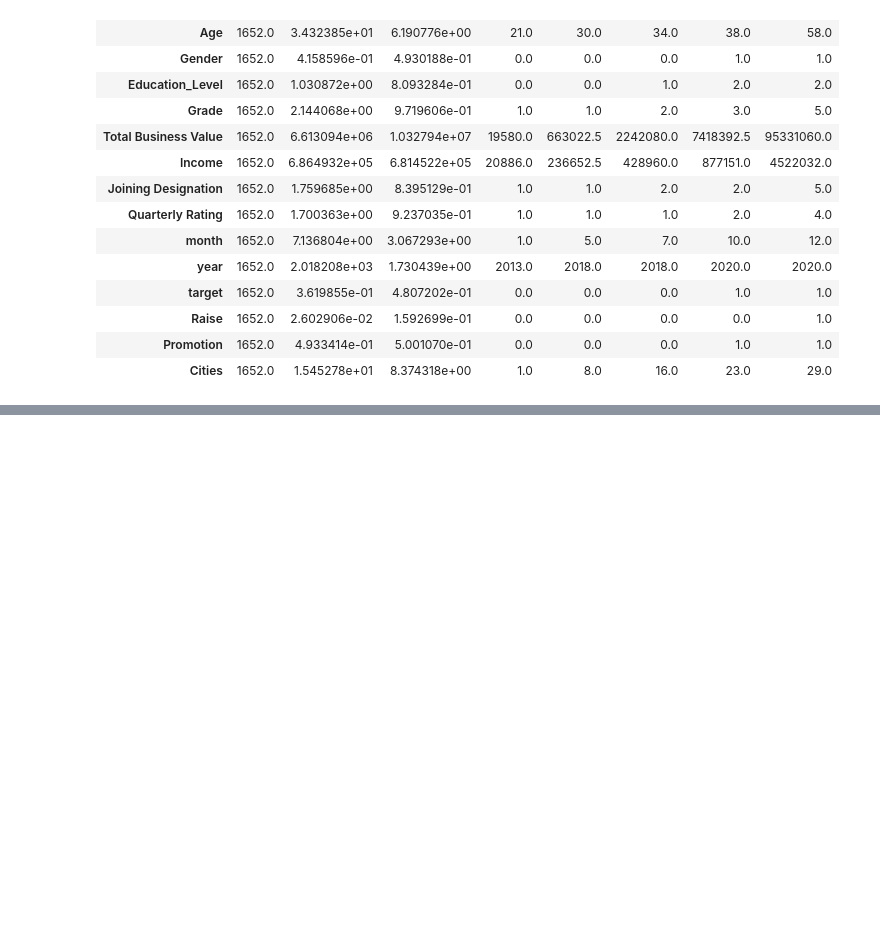
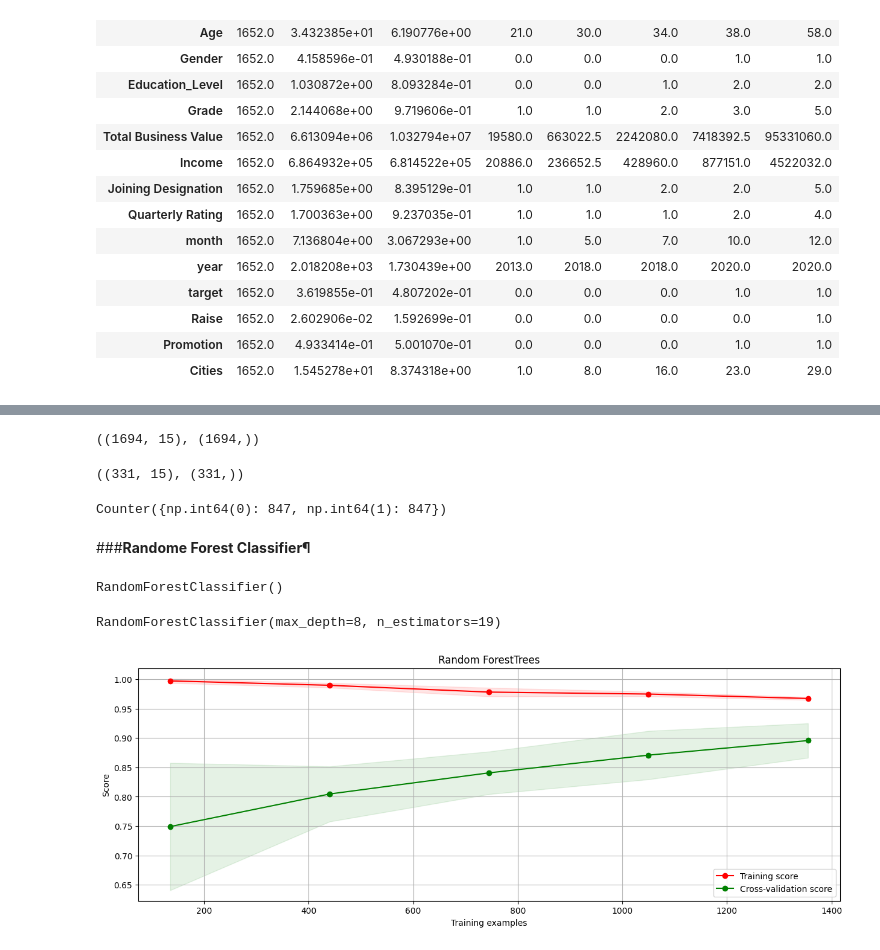
Before and after one commit to sr606/Machine_Learning_CaseStudies, a Jupyter notebook: OLA_Ensemble_Learning.ipynb, the cells around one changed output, grey strips where cells are left out. Saved outputs shown, nothing was run; the diff lists cells and outputs as text; code cells hidden in the pictures; blank space fills up the shorter version.

```diff
--- a/OLA_Ensemble_Learning.ipynb
+++ b/OLA_Ensemble_Learning.ipynb
@@ -829,0 +1063,34 @@ ola1.describe().T
+# %%
+smot = SMOTE(random_state=42)
+X_train_smot,y_train_smot = smot.fit_resample(X_train,y_train.ravel())
+# %%
+X_train_smot.shape,y_train_smot.shape
+# %% [output]
+((1694, 15), (1694,))
+# %%
+X_test.shape,y_test.shape
+# %% [output]
+((331, 15), (331,))
+# %%
+from collections import Counter
+c = Counter(y_train_smot)
+print(c)
+# %% [output]
+Counter({np.int64(0): 847, np.int64(1): 847})
+# %% [markdown]
+###**Randome Forest Classifier¶**
+# %%
+clf = RandomForestClassifier()
+clf.fit(X_train_smot,y_train_smot)
+# %% [output]
+RandomForestClassifier()
+# %%
+clf = RandomForestClassifier(criterion='gini',max_depth=8,
+                           max_features='sqrt',n_estimators= 19)
+clf.fit(X_train_smot,y_train_smot)
+# %% [output]
+RandomForestClassifier(max_depth=8, n_estimators=19)
+# %%
+plot_learning_curve(clf, X_train_smot, y_train_smot, "Random ForestTrees")
+# %% [output]
+[figure, added]
```
Also changed, not shown: parts of 43 cells of this notebook.
